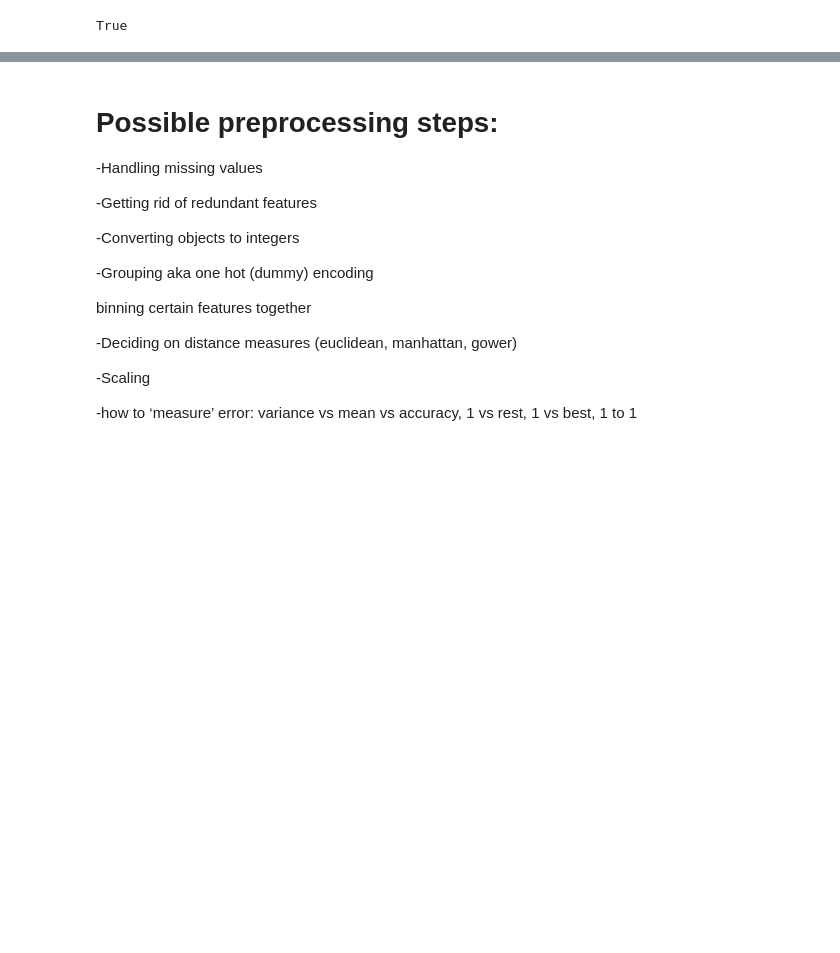
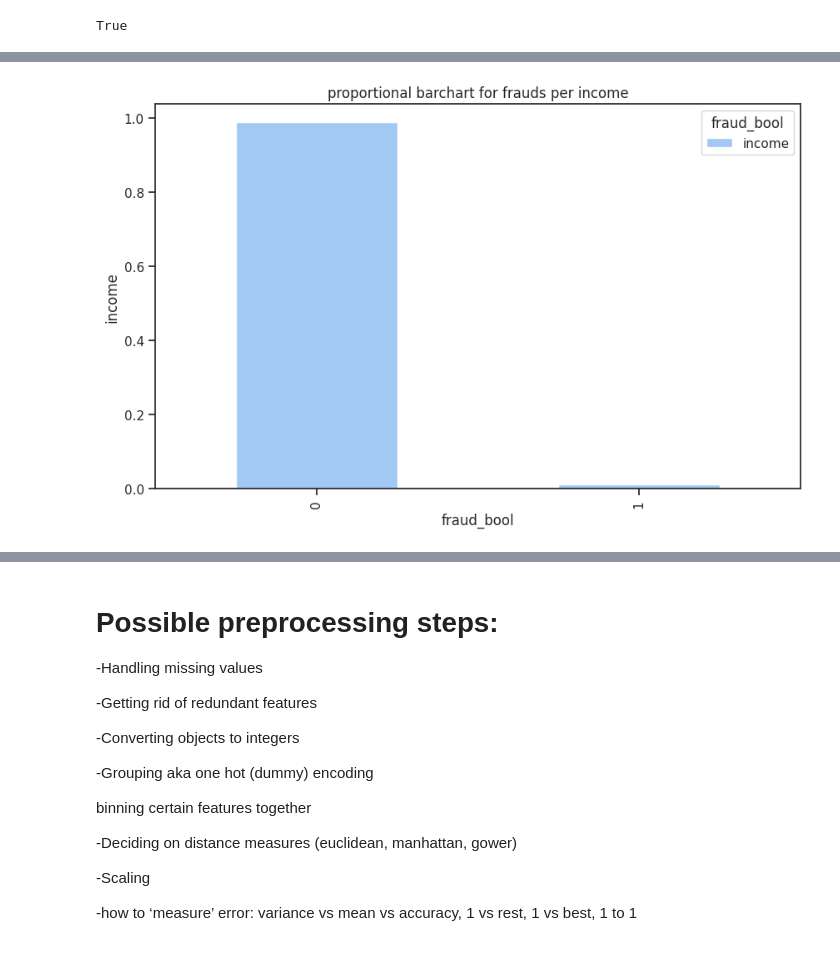
Before and after one commit to MDankloff/Cluster-Bias-Disco, a Jupyter notebook: BAF_exploratory.ipynb, the cells around one changed output, grey strips where cells are left out. Saved outputs shown, nothing was run; the diff lists cells and outputs as text; code cells hidden in the pictures; blank space fills up the shorter version.

```diff
--- a/BAF_exploratory.ipynb
+++ b/BAF_exploratory.ipynb
@@ -91,0 +180,13 @@ True
+# %%
+income_fraud_count = variant1.groupby('fraud_bool')['income'].count()
+income_fraud_proportions = income_fraud_count.div(income_fraud_count.sum())
+income_fraud_proportions.plot(kind = 'bar', figsize=(10, 6))
+
+plt.title('proportional barchart for frauds per income')
+plt.xlabel('fraud_bool')
+plt.ylabel('income')
+plt.legend(title = 'fraud_bool', loc= 'upper right')
+
+plt.show()
+# %% [output]
+[figure, added]
```
Also changed, not shown: parts of 16 cells of this notebook.
